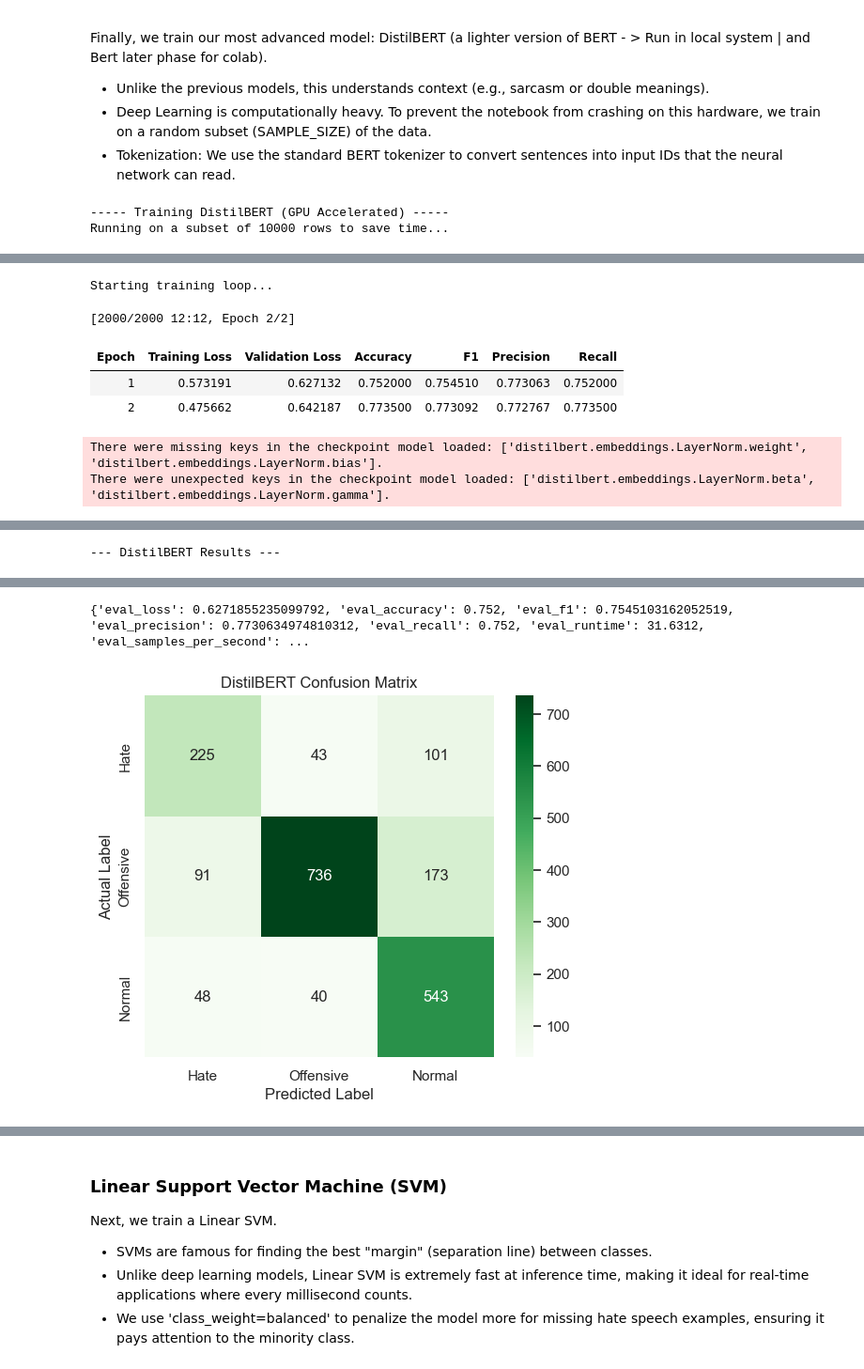
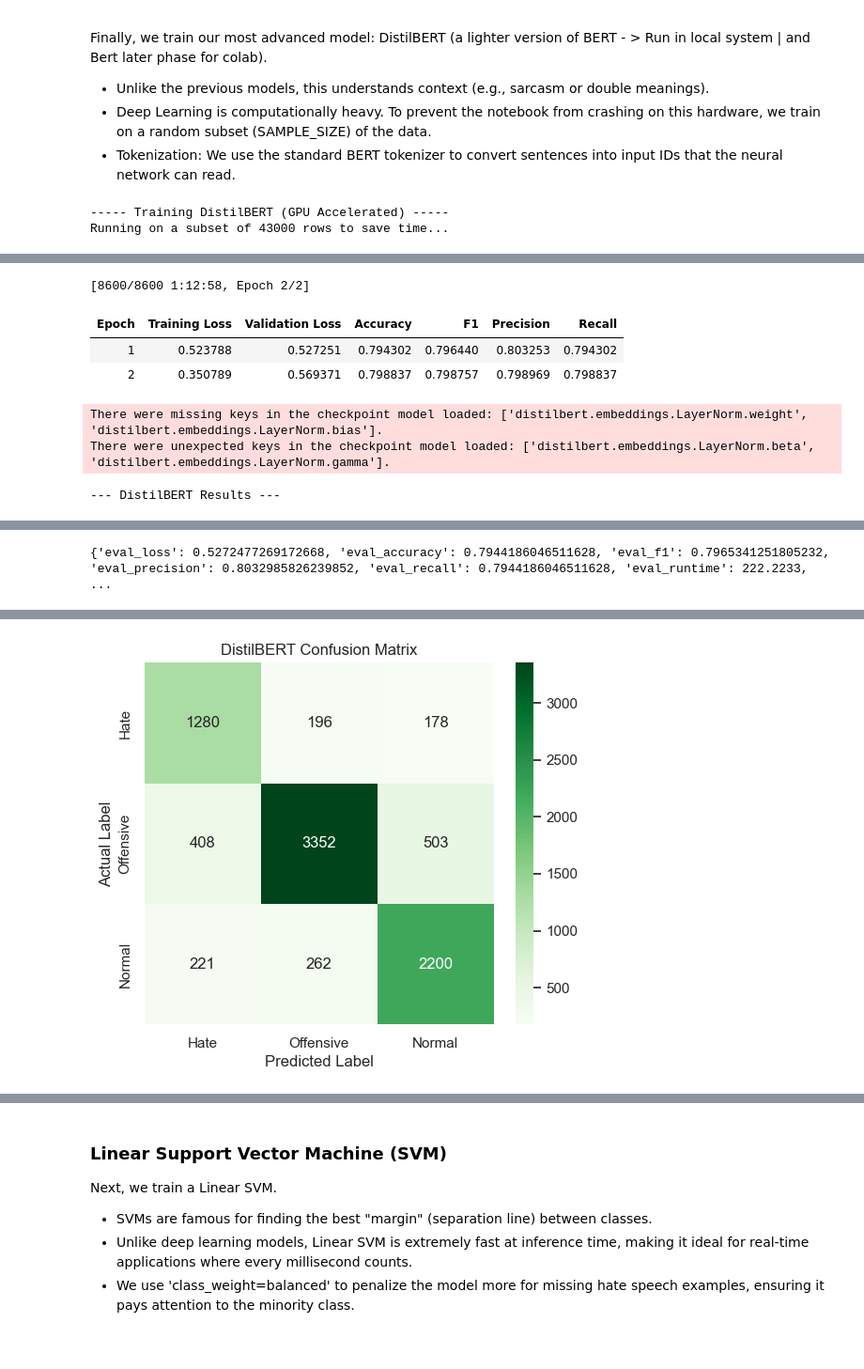
Before and after one commit to parsak4936/Real-Time-Hate-Speech-Detection, a Jupyter notebook: src/Hate_speach_Project.ipynb, the cells around one changed output, grey strips where cells are left out. Shown at 94% size. Drawn from its saved outputs; the diff is of its cells as text; code cells hidden in the pictures.

Commit message:
Finalizing results for report

```diff
--- a/src/Hate_speach_Project.ipynb
+++ b/src/Hate_speach_Project.ipynb
@@ -548,7 +548,7 @@ print("----- Training DistilBERT (GPU Accelerated) -----")
 
 # we use a subset of the data to speed up training for this demonstration
 # if you have a powerful server, you can set sample_size = None to use all rows
-SAMPLE_SIZE = 10000
+SAMPLE_SIZE = 43000
 
 if SAMPLE_SIZE:
     df_bert = df.sample(SAMPLE_SIZE, random_state=42)
@@ -643,4 +643,4 @@ plt.ylabel('Actual Label')
 plt.show()
 # %% [output]
 ----- Training DistilBERT (GPU Accelerated) -----
-Running on a subset of 10000 rows to save time...
+Running on a subset of 43000 rows to save time...
@@ -665,7 +665,7 @@ Notes:
-Starting training loop...
+[8600/8600 1:12:58, Epoch 2/2]
+| Epoch | Training Loss | Validation Loss | Accuracy | F1 | Precision | Recall |
+| 1 | 0.523788 | 0.527251 | 0.794302 | 0.796440 | 0.803253 | 0.794302 |
+| 2 | 0.350789 | 0.569371 | 0.798837 | 0.798757 | 0.798969 | 0.798837 |
-[2000/2000 12:12, Epoch 2/2]
+There were missing keys in the checkpoint model loaded: ['distilbert.embeddings.LayerNorm.weight', 'distilbert.embeddings.LayerNorm.bias'].
+There were unexpected keys in the checkpoint model loaded: ['distilbert.embeddings.LayerNorm.beta', 'distilbert.embeddings.LayerNorm.gamma'].
-| Epoch | Training Loss | Validation Loss | Accuracy | F1 | Precision | Recall |
-| 1 | 0.573191 | 0.627132 | 0.752000 | 0.754510 | 0.773063 | 0.752000 |
-| 2 | 0.475662 | 0.642187 | 0.773500 | 0.773092 | 0.772767 | 0.773500 |
-There were missing keys in the checkpoint model loaded: ['distilbert.embeddings.LayerNorm.weight', 'distilbert.embeddings.LayerNorm.bias'].
-There were unexpected keys in the checkpoint model loaded: ['distilbert.embeddings.LayerNorm.beta', 'distilbert.embeddings.LayerNorm.gamma'].
+--- DistilBERT Results ---
@@ -672 +673 @@ There were unexpected keys in the checkpoint model loaded: ['distilbert.embeddin
---- DistilBERT Results ---
+{'eval_loss': 0.5272477269172668, 'eval_accuracy': 0.7944186046511628, 'eval_f1': 0.7965341251805232, 'eval_precision': 0.8032985826239852, 'eval_recall': 0.7944186046511628, 'eval_runtime': 222.2233, ...
@@ -674,5 +674,4 @@ There were unexpected keys in the checkpoint model loaded: ['distilbert.embeddin
-{'eval_loss': 0.6271855235099792, 'eval_accuracy': 0.752, 'eval_f1': 0.7545103162052519, 'eval_precision': 0.7730634974810312, 'eval_recall': 0.752, 'eval_runtime': 31.6312, 'eval_samples_per_second': ...
-[figure, old version]
+[figure, new version]
 # %%
 # ---------------------------------------------------------
 # DISTILBERT: SIMULATED REAL-TIME QUEUE
```
Also changed, not shown: parts of 8 cells of this notebook.
